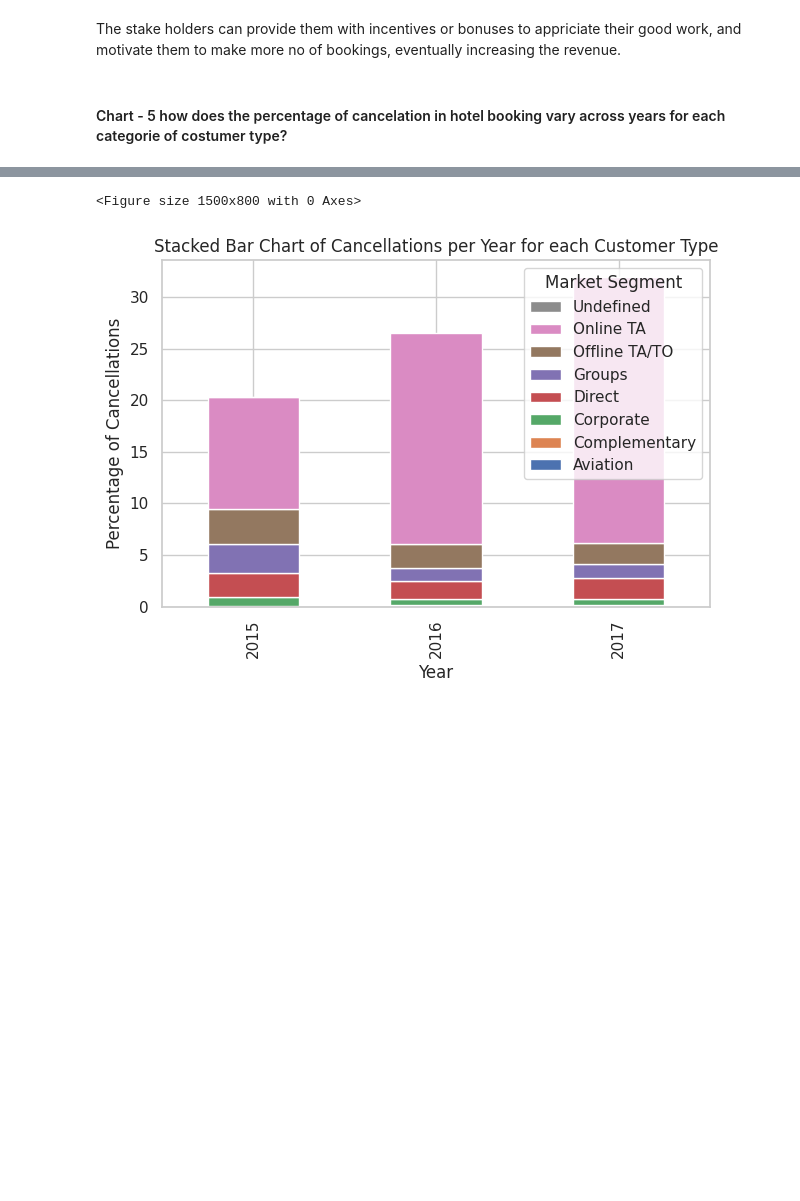
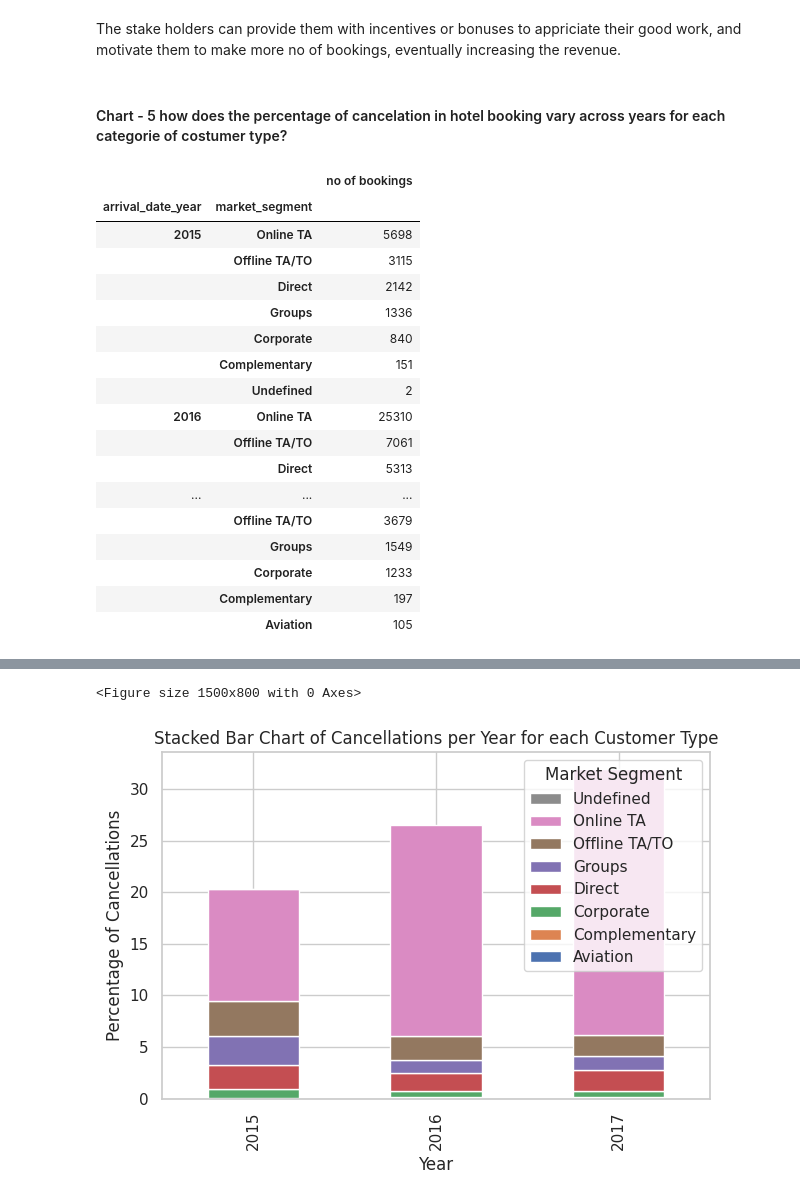
Before and after one commit to krish-kanji/hotel-booking-analysis, a Jupyter notebook: Copy_of_hotel_booking_analysis.ipynb, the cells around one changed output, grey strips where cells are left out. Saved outputs shown, nothing was run; the diff lists cells and outputs as text; code cells hidden in the pictures; blank space fills up the shorter version.

```diff
--- a/Copy_of_hotel_booking_analysis.ipynb
+++ b/Copy_of_hotel_booking_analysis.ipynb
@@ -521,3 +521,24 @@ cancelation_per_year = pd.concat([booking_per_year, cancelations], axis=1)
 cancelation_per_year['percent_cancelation'] = (cancelation_per_year['no of cancelations'] / cancelation_per_year.groupby('arrival_date_year')['no of bookings'].sum())*100
 # %%
 cancelation_per_year.reset_index(inplace= True)
+# %%
+booking_per_year
+# %% [output]
+|  |  | no of bookings |
+| arrival_date_year | market_segment |  |
+| 2015 | Online TA | 5698 |
+|  | Offline TA/TO | 3115 |
+|  | Direct | 2142 |
+|  | Groups | 1336 |
+|  | Corporate | 840 |
+|  | Complementary | 151 |
+|  | Undefined | 2 |
+| 2016 | Online TA | 25310 |
+|  | Offline TA/TO | 7061 |
+|  | Direct | 5313 |
+| ... | ... | ... |
+|  | Offline TA/TO | 3679 |
+|  | Groups | 1549 |
+|  | Corporate | 1233 |
+|  | Complementary | 197 |
+|  | Aviation | 105 |
```
Also changed, not shown: parts of 9 cells of this notebook.
